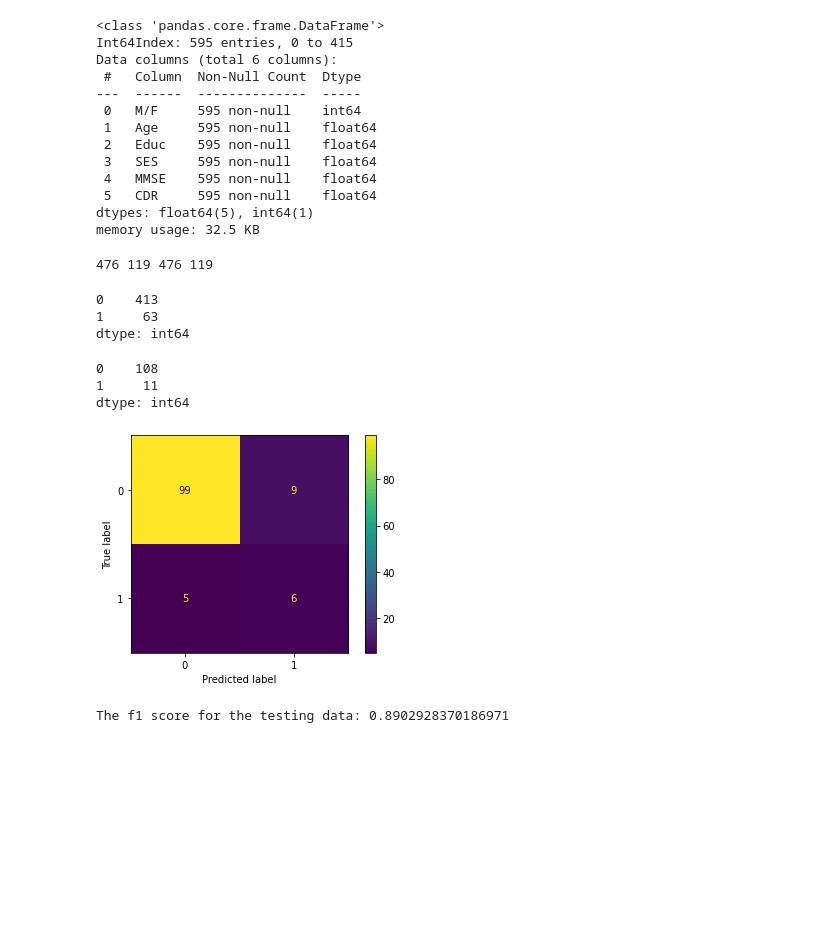
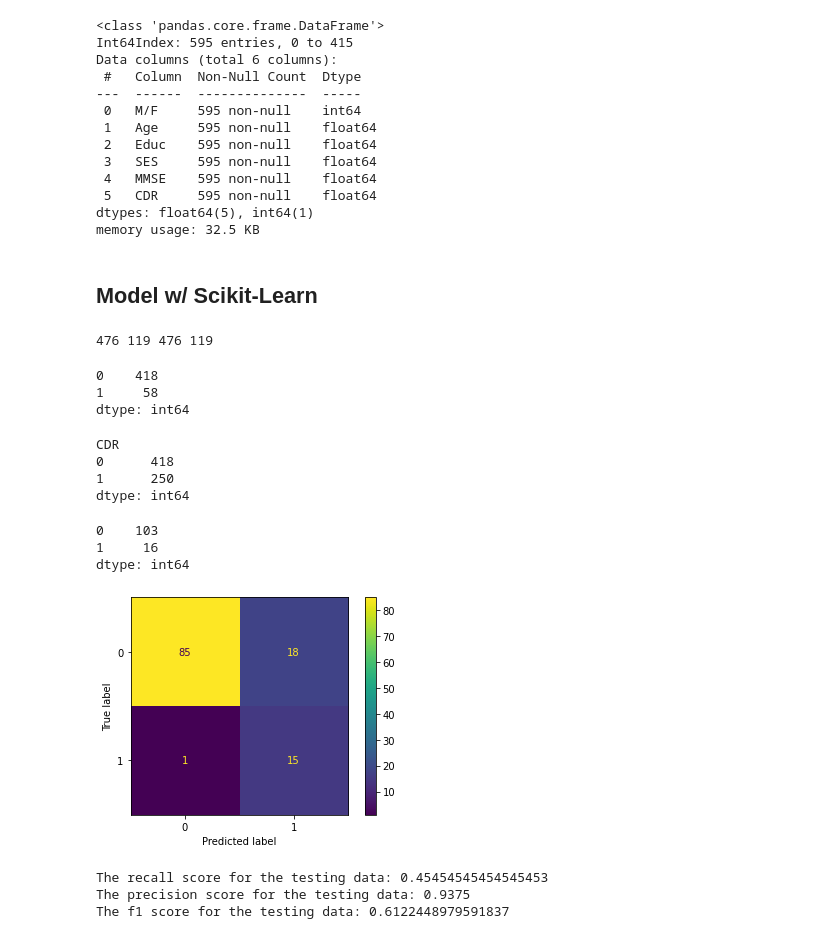
Before and after one commit to B21-CAP0075/Dementia-Classification, a Jupyter notebook: Dementia_Care_Logreg.ipynb, the cells around one changed output. Cells and saved outputs as stored; diff of their text form; code cells hidden in the pictures; blank space fills up the shorter version.

```diff
--- a/Dementia_Care_Logreg.ipynb
+++ b/Dementia_Care_Logreg.ipynb
@@ -291,7 +259,7 @@ Unique entry: [1 0]
 # %%
 #Replace acute dementia with normal dementia
 
-df_dementia['CDR'] = df_dementia['CDR'].replace([0.5,2],[0,1])
+df_dementia['CDR'] = df_dementia['CDR'].replace([.5, 2],[0, 1])
 df_dementia["CDR"].value_counts()
 # %% [output]
 0.0    521
@@ -338,45 +306,68 @@ Data columns (total 6 columns):
  5   CDR     595 non-null    float64
 dtypes: float64(5), int64(1)
 memory usage: 32.5 KB
+# %% [markdown]
+## Model w/ Scikit-Learn
 # %%
 dementia_label = df_dementia["CDR"].values
 dementia_attributes = df_dementia.drop(columns="CDR").values
 
-X_train, X_test, y_train, y_test = train_test_split(dementia_attributes, dementia_label, test_size=0.2, random_state=42)
+X_train_pure, X_test, y_train_pure, y_test = train_test_split(dementia_attributes, dementia_label, test_size=0.2, random_state=29)
 
 lab_enc = preprocessing.LabelEncoder()
-y_train = lab_enc.fit_transform(y_train)
+y_train_pure = lab_enc.fit_transform(y_train_pure)
 y_test = lab_enc.fit_transform(y_test)
 
-print(len(X_train), len(X_test), len(y_train), len(y_test))
+print(len(X_train_pure), len(X_test), len(y_train_pure), len(y_test))
 
-pd.DataFrame(y_train).value_counts()
+pd.DataFrame(y_train_pure).value_counts()
+# df_dementia.head()
 # %% [output]
 476 119 476 119
-0    413
-1     63
+0    418
+1     58
 dtype: int64
+# %%
+#Oversampling the minority Class
+
+oversampler = RandomOverSampler(sampling_strategy=0.6)
+
+# fit and apply the transform
+X_train_over, y_train_over = oversampler.fit_resample(X_train_pure, y_train_pure)
+
+pd.DataFrame(y_train_over, columns=['CDR']).value_counts()
+# %% [output]
+CDR
+0      418
+1      250
+dtype: int64
 # %%
 pd.DataFrame(y_test).value_counts()
 # %% [output]
-0    108
-1     11
+0    103
+1     16
 dtype: int64
 # %%
 model = LogisticRegression(solver='lbfgs', class_weight='balanced')
-model.fit(X_train, y_train)
+model.fit(X_train_over, y_train_over)
 
 pred_test = model.predict(X_test)
 
 #Ploting the confusion matrix
 plot_confusion_matrix(model, X_test, y_test)
 plt.show()
 # %% [output]
-[figure, old version]
+[figure, new version]
-# %%
-print("Accuracy: {} %".format(np.mean(score_tree['test_accuracy']) * 100))
-print("Precision: {} %".format(np.mean(score_tree['test_precision_macro']) * 100))
-print("Recall: {} %".format(np.mean(score_tree['test_recall_macro']) * 100))
-print("F1-score: {} %".format(np.mean(score_tree['test_f1_macro']) * 100))
-# %% [output]
-The f1 score for the testing data: 0.8902928370186971
+# %%
+f1_test = f1_score(pred_test,y_test)
+recall_test = recall_score(pred_test,y_test)
+prec_test = precision_score(pred_test,y_test)
+
+print("The recall score for the testing data: {}".format(recall_test))
+print("The precision score for the testing data: {}".format(prec_test))
+
+print("The f1 score for the testing data: {}".format(f1_test))
+# %% [output]
+The recall score for the testing data: 0.45454545454545453
+The precision score for the testing data: 0.9375
+The f1 score for the testing data: 0.6122448979591837
```
Also changed, not shown: parts of 60 cells of this notebook.
